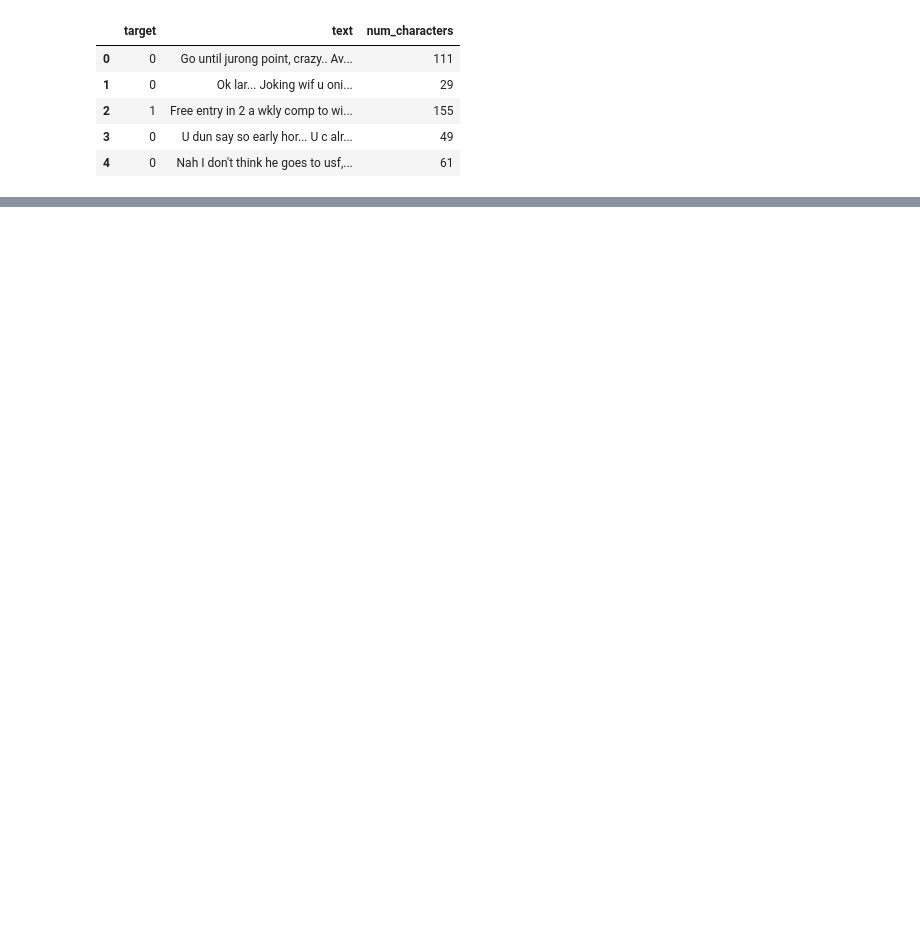
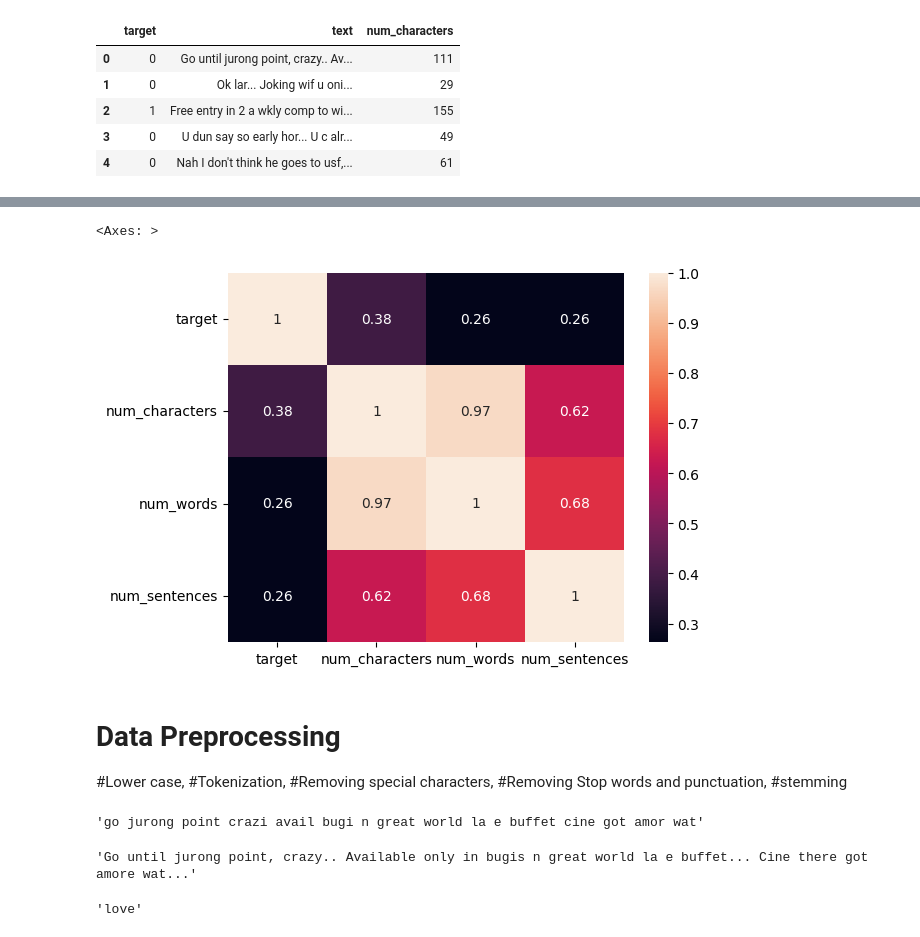
Before and after one commit to Harshittiwari2306/SMS-Spam-Detection-System, a Jupyter notebook: SMS_Spam_Detection.ipynb, the cells around one changed output, grey strips where cells are left out. Drawn from its saved outputs; the diff is of its cells as text; code cells hidden in the pictures; blank space fills up the shorter version.

```diff
--- a/SMS_Spam_Detection.ipynb
+++ b/SMS_Spam_Detection.ipynb
@@ -132,0 +198,12 @@ df['num_words'] = df['text'].apply(lambda len(x:nltk.word_tokenize(x)))
+# %%
+sns.heatmap(df.select_dtypes(include='number').corr(), annot=True)
+# %% [output]
+<Axes: >
+[figure, added]
+# %% [markdown]
+# Data Preprocessing
+ #Lower case,
+ #Tokenization,
+ #Removing special characters,
+ #Removing Stop words and punctuation,
+ #stemming
@@ -132,0 +241,15 @@ df['num_words'] = df['text'].apply(lambda len(x:nltk.word_tokenize(x)))
+# %%
+from nltk.corpus import stopwords
+transform_text('Go until jurong point, crazy.. Available only in bugis n great world la e buffet... Cine there got amore wat...')
+# %% [output]
+'go jurong point crazi avail bugi n great world la e buffet cine got amor wat'
+# %%
+df['text'][0]
+# %% [output]
+'Go until jurong point, crazy.. Available only in bugis n great world la e buffet... Cine there got amore wat...'
+# %%
+from nltk.stem.porter import PorterStemmer
+ps = PorterStemmer()
+ps.stem('loving')
+# %% [output]
+'love'
```
Also changed, not shown: parts of 28 cells of this notebook.
